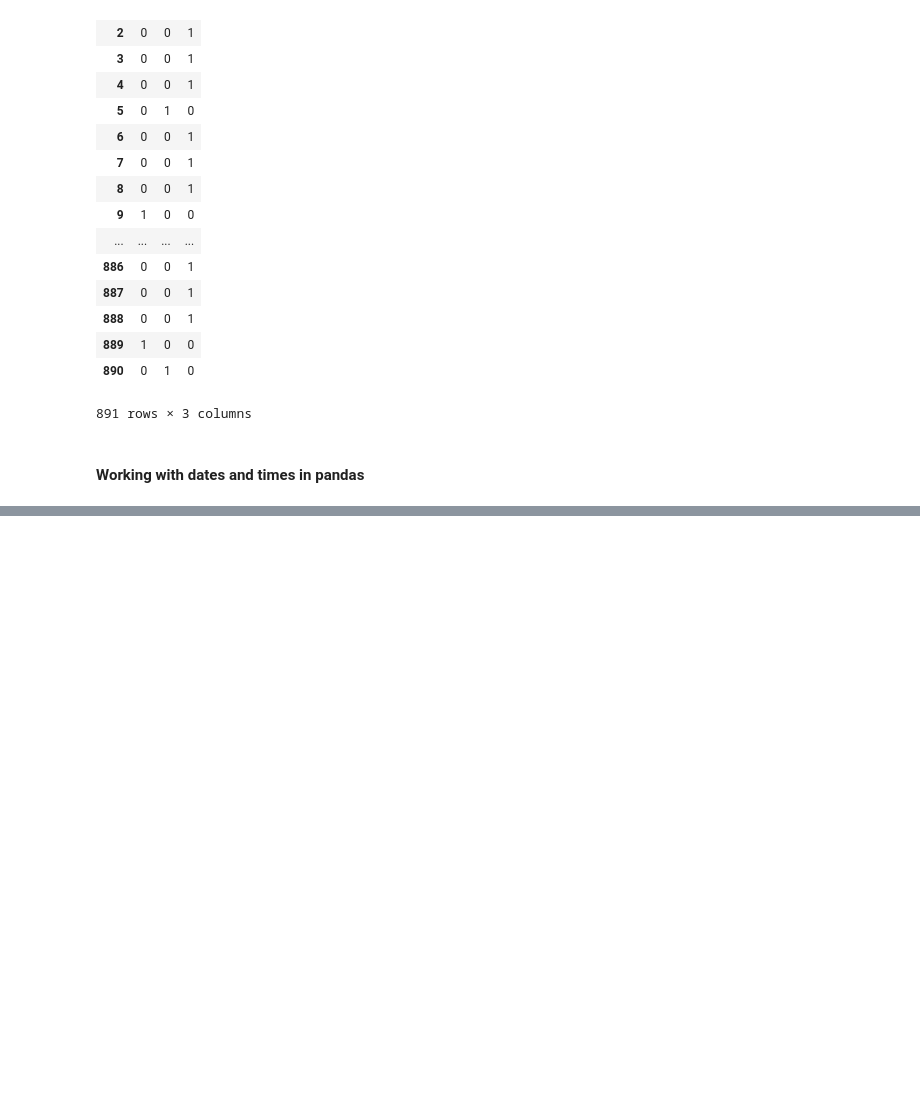
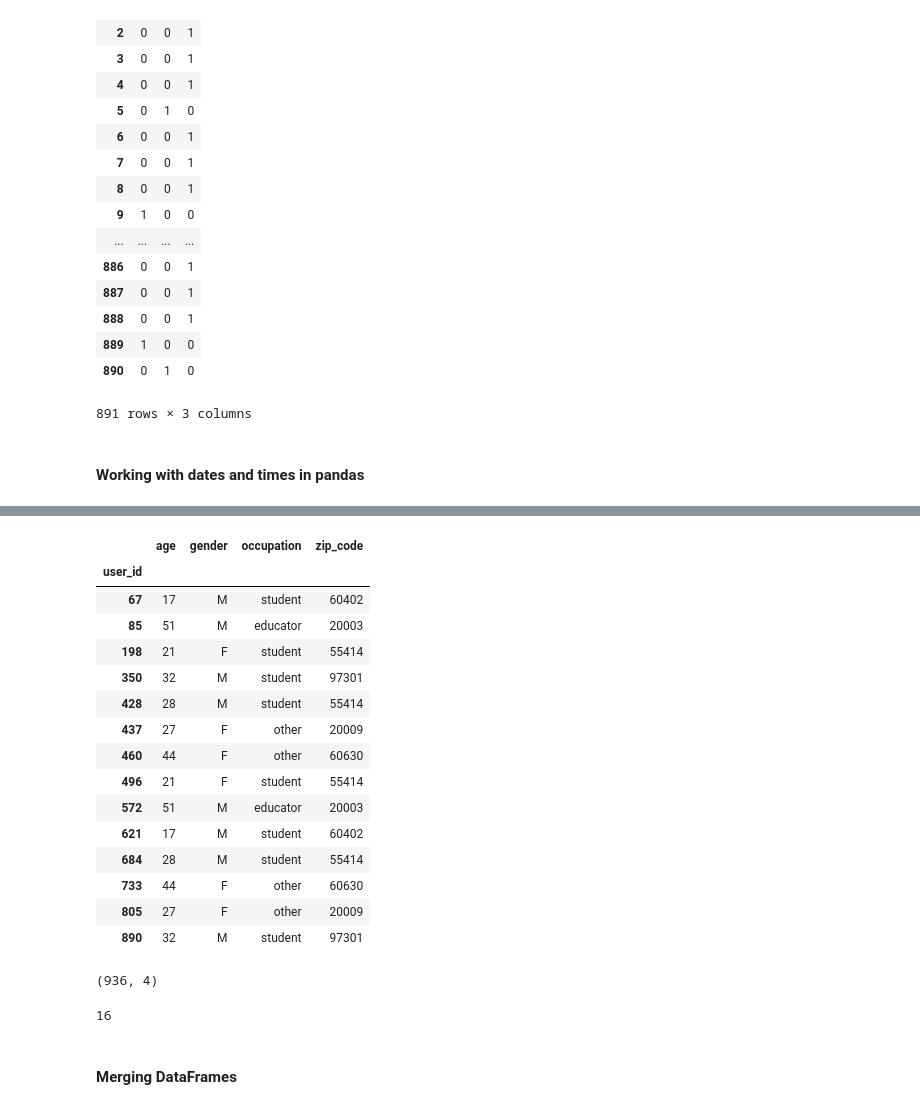
Before and after one commit to shmehta21/Pandas_demo, a Jupyter notebook: pandas.ipynb, the cells around one changed output, grey strips where cells are left out. Saved outputs shown, nothing was run; the diff lists cells and outputs as text; code cells hidden in the pictures; blank space fills up the shorter version.

```diff
--- a/pandas.ipynb
+++ b/pandas.ipynb
@@ -1375,0 +1493,33 @@ pd.get_dummies(train.Embarked)
+# %%
+#keep='first' will only drop the last 7 dupe rows keeping intact the first 7
+#keep='last' will only drop the first 7 rows keeping intact the last 7
+#keep=False will show all 14 rows which are a duplicate of each other
+users.loc[users.duplicated(keep=False),:]
+# %% [output]
+|  | age | gender | occupation | zip_code |
+| user_id |  |  |  |  |
+| 67 | 17 | M | student | 60402 |
+| 85 | 51 | M | educator | 20003 |
+| 198 | 21 | F | student | 55414 |
+| 350 | 32 | M | student | 97301 |
+| 428 | 28 | M | student | 55414 |
+| 437 | 27 | F | other | 20009 |
+| 460 | 44 | F | other | 60630 |
+| 496 | 21 | F | student | 55414 |
+| 572 | 51 | M | educator | 20003 |
+| 621 | 17 | M | student | 60402 |
+| 684 | 28 | M | student | 55414 |
+| 733 | 44 | F | other | 60630 |
+| 805 | 27 | F | other | 20009 |
+| 890 | 32 | M | student | 97301 |
+# %%
+users.drop_duplicates(keep='last').shape#drop duplicates
+# %% [output]
+(936, 4)
+# %%
+#Finding duplicates bsed on a certain subset of columns
+users.duplicated(subset=['age','zip_code']).sum()
+# %% [output]
+16
+# %% [markdown]
+<h4> Merging DataFrames</h4>
```
Also changed, not shown: parts of 22 cells of this notebook.
